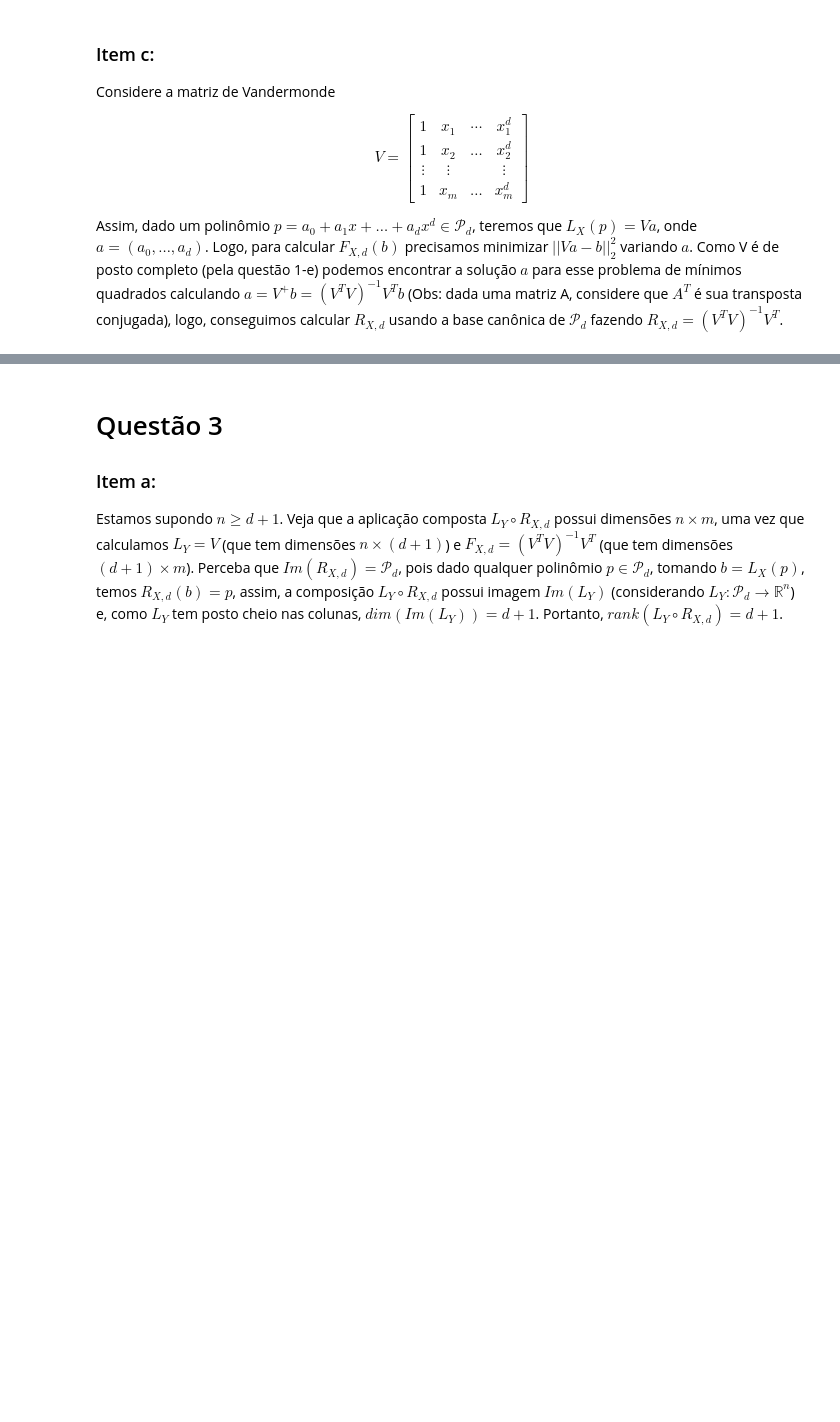
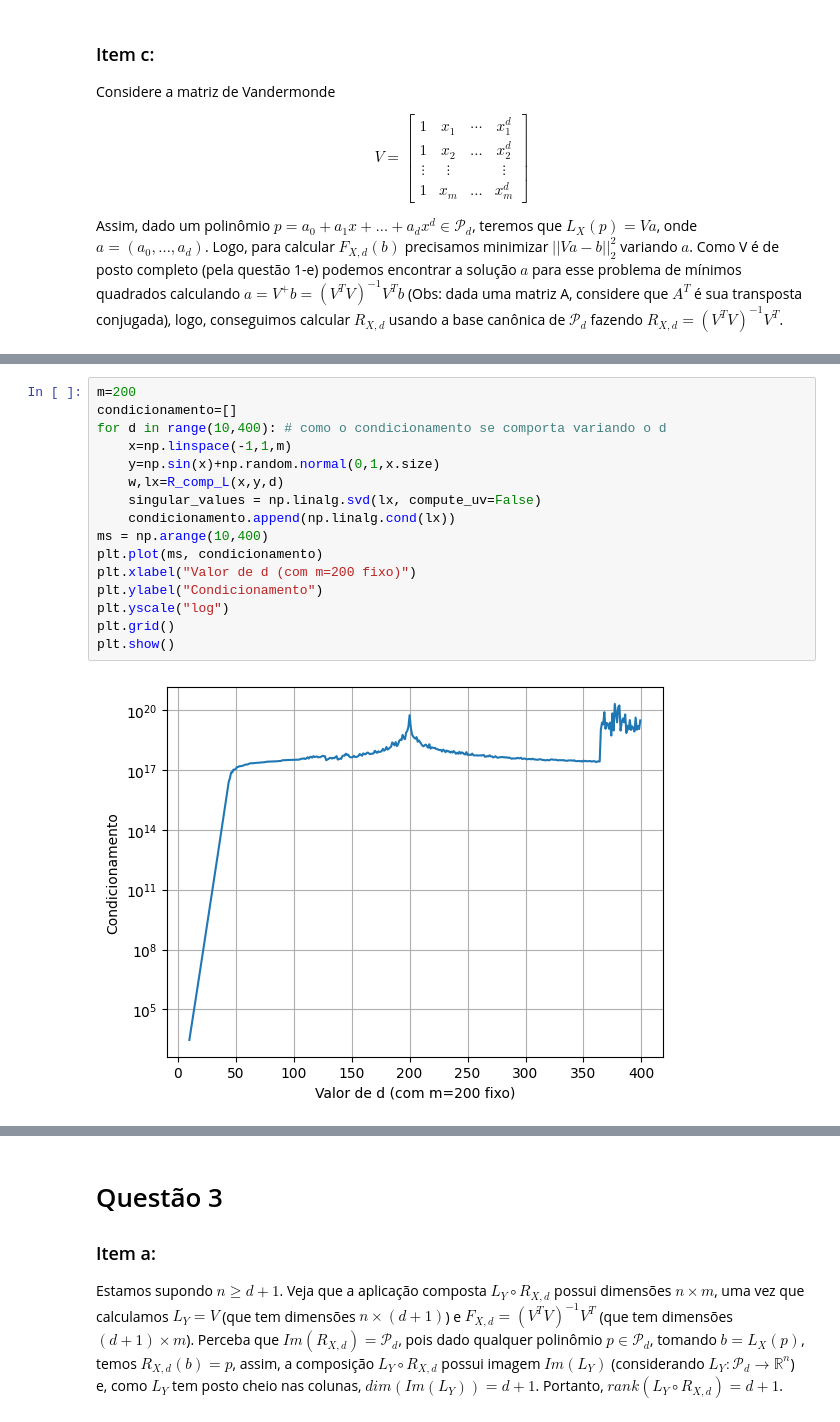
Before and after one commit to Gustasnz/Projeto-3---ALN, a Jupyter notebook: Projeto3.ipynb, the cells around one changed output, grey strips where cells are left out. Cells and saved outputs as stored; diff of their text form; blank space fills up the shorter version.

```diff
--- a/Projeto3.ipynb
+++ b/Projeto3.ipynb
@@ -115,0 +150,18 @@ Condicionamento de R_{X,d}:
+# %%
+m=200
+condicionamento=[]
+for d in range(10,400): # como o condicionamento se comporta variando o d
+    x=np.linspace(-1,1,m)
+    y=np.sin(x)+np.random.normal(0,1,x.size)
+    w,lx=R_comp_L(x,y,d)
+    singular_values = np.linalg.svd(lx, compute_uv=False)
+    condicionamento.append(np.linalg.cond(lx))
+ms = np.arange(10,400)
+plt.plot(ms, condicionamento)
+plt.xlabel("Valor de d (com m=200 fixo)")
+plt.ylabel("Condicionamento")
+plt.yscale("log")
+plt.grid()
+plt.show()
+# %% [output]
+[figure, added]
```
Also changed, not shown: parts of 13 cells of this notebook, 1 other file.
